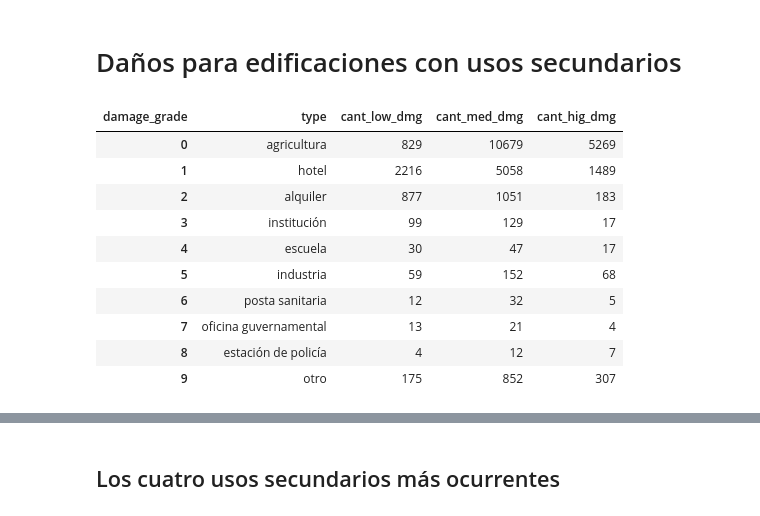
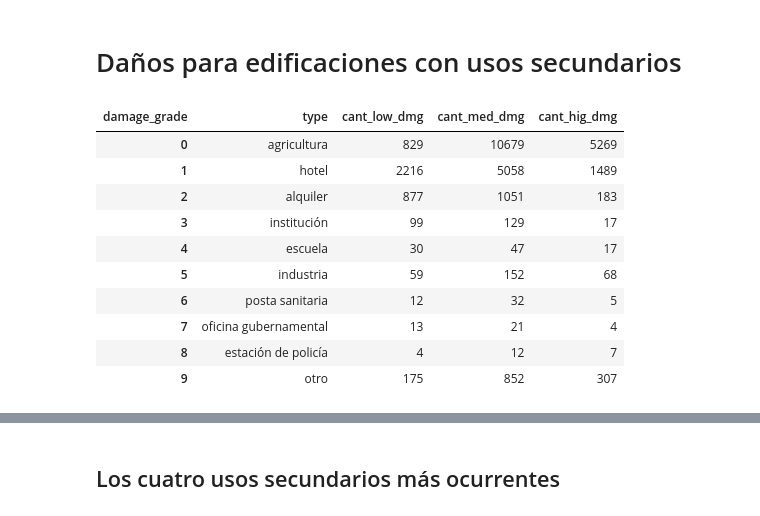
Before and after one commit to ffelfis/OrgaDatosTPs, a Jupyter notebook: TP1/nb_facundo.ipynb, the cells around one changed output, grey strips where cells are left out. Saved outputs shown, nothing was run; the diff lists cells and outputs as text; code cells hidden in the pictures.

```diff
--- a/TP1/nb_facundo.ipynb
+++ b/TP1/nb_facundo.ipynb
@@ -1920,40 +1900,40 @@ df_dmg_by_sec_use = df_dmg_by_sec_use\
   .merge(df_secondary\
          .loc[: , ['has_secondary_use_gov_office', 'damage_grade']]\
          .groupby('damage_grade').agg({'has_secondary_use_gov_office':'sum'})\
-         .rename(columns={'has_secondary_use_gov_office':'oficina guvernamental'}), \
+         .rename(columns={'has_secondary_use_gov_office':'oficina gubernamental'}), \
          on='damage_grade', how='left')
 
 df_dmg_by_sec_use = df_dmg_by_sec_use\
   .merge(df_secondary\
          .loc[: , ['has_secondary_use_use_police', 'damage_grade']]\
          .groupby('damage_grade').agg({'has_secondary_use_use_police':'sum'})\
          .rename(columns={'has_secondary_use_use_police':'estación de policía'}), \
          on='damage_grade', how='left')
 
 df_dmg_by_sec_use = df_dmg_by_sec_use\
   .merge(df_secondary\
          .loc[: , ['has_secondary_use_other', 'damage_grade']]\
          .groupby('damage_grade').agg({'has_secondary_use_other':'sum'})\
          .rename(columns={'has_secondary_use_other':'otro'}), \
          on='damage_grade', how='left')
 
 # Se traspone el Dataframe
 df_dmg_by_sec_use = df_dmg_by_sec_use.T.reset_index()\
   .rename(columns={'index':'type', 1:'cant_low_dmg', 2:'cant_med_dmg', 3:'cant_hig_dmg'})\
 
 df_dmg_by_sec_use.index.name = None
 
 df_dmg_by_sec_use
 # %% [output]
 | damage_grade | type | cant_low_dmg | cant_med_dmg | cant_hig_dmg |
 | 0 | agricultura | 829 | 10679 | 5269 |
 | 1 | hotel | 2216 | 5058 | 1489 |
 | 2 | alquiler | 877 | 1051 | 183 |
 | 3 | institución | 99 | 129 | 17 |
 | 4 | escuela | 30 | 47 | 17 |
 | 5 | industria | 59 | 152 | 68 |
 | 6 | posta sanitaria | 12 | 32 | 5 |
-| 7 | oficina guvernamental | 13 | 21 | 4 |
+| 7 | oficina gubernamental | 13 | 21 | 4 |
 | 8 | estación de policía | 4 | 12 | 7 |
 | 9 | otro | 175 | 852 | 307 |
 # %%
```
Also changed, not shown: parts of 5 cells of this notebook.
